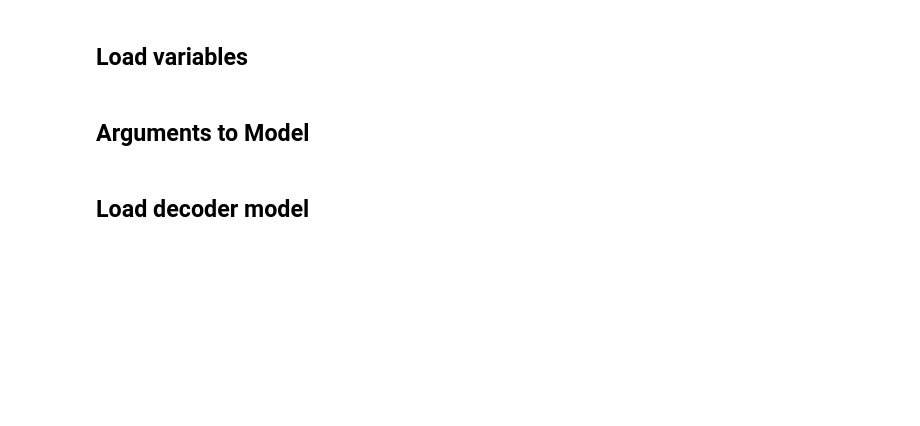
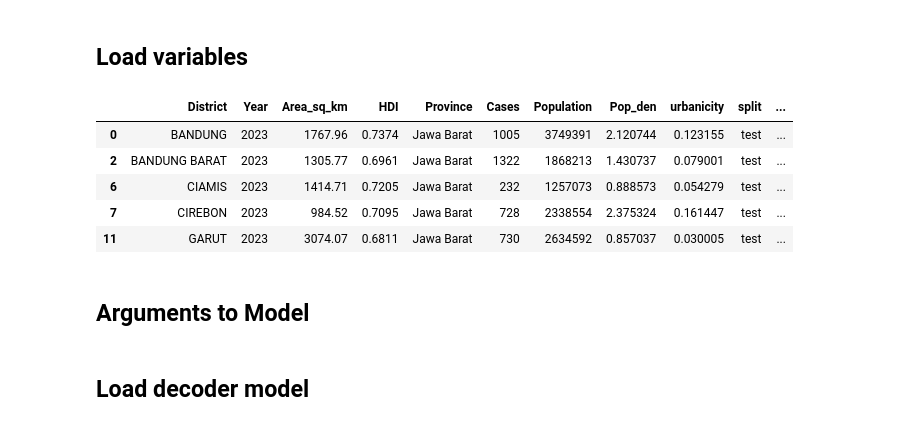
Before and after one commit to jeswid/DSE_FYP, a Jupyter notebook: src/aggVAE Prevalence Model.ipynb, the cells around one changed output. Drawn from its saved outputs; the diff is of its cells as text; code cells hidden in the pictures; blank space fills up the shorter version.

```diff
--- a/src/aggVAE Prevalence Model.ipynb
+++ b/src/aggVAE Prevalence Model.ipynb
@@ -129,6 +129,20 @@ x = np.load("../data/processed/lat_lon_x_all.npy")
 df_train = gpd.read_file("../data/processed/train.shp")
 df_test = gpd.read_file("../data/processed/test.shp")
 df_prov = gpd.read_file("../data/processed/low_res.shp")
+
+#only read for one yr first
+df_train = df_train[df_train.Year == 2023]
+df_test = df_test[df_test.Year == 2023]
+df_prov = df_prov[df_prov.Year == 2023]
+# %%
+df_test.head()
+# %% [output]
+|  | District | Year | Area_sq_km | HDI | Province | Cases | Population | Pop_den | urbanicity | split | ... |
+| 0 | BANDUNG | 2023 | 1767.96 | 0.7374 | Jawa Barat | 1005 | 3749391 | 2.120744 | 0.123155 | test | ... |
+| 2 | BANDUNG BARAT | 2023 | 1305.77 | 0.6961 | Jawa Barat | 1322 | 1868213 | 1.430737 | 0.079001 | test | ... |
+| 6 | CIAMIS | 2023 | 1414.71 | 0.7205 | Jawa Barat | 232 | 1257073 | 0.888573 | 0.054279 | test | ... |
+| 7 | CIREBON | 2023 | 984.52 | 0.7095 | Jawa Barat | 728 | 2338554 | 2.375324 | 0.161447 | test | ... |
+| 11 | GARUT | 2023 | 3074.07 | 0.6811 | Jawa Barat | 730 | 2634592 | 0.857037 | 0.030005 | test | ... |
 # %%
 #hidden dim of vae
 h = 50
```
Also changed, not shown: parts of 4 cells of this notebook, 24 other files.
